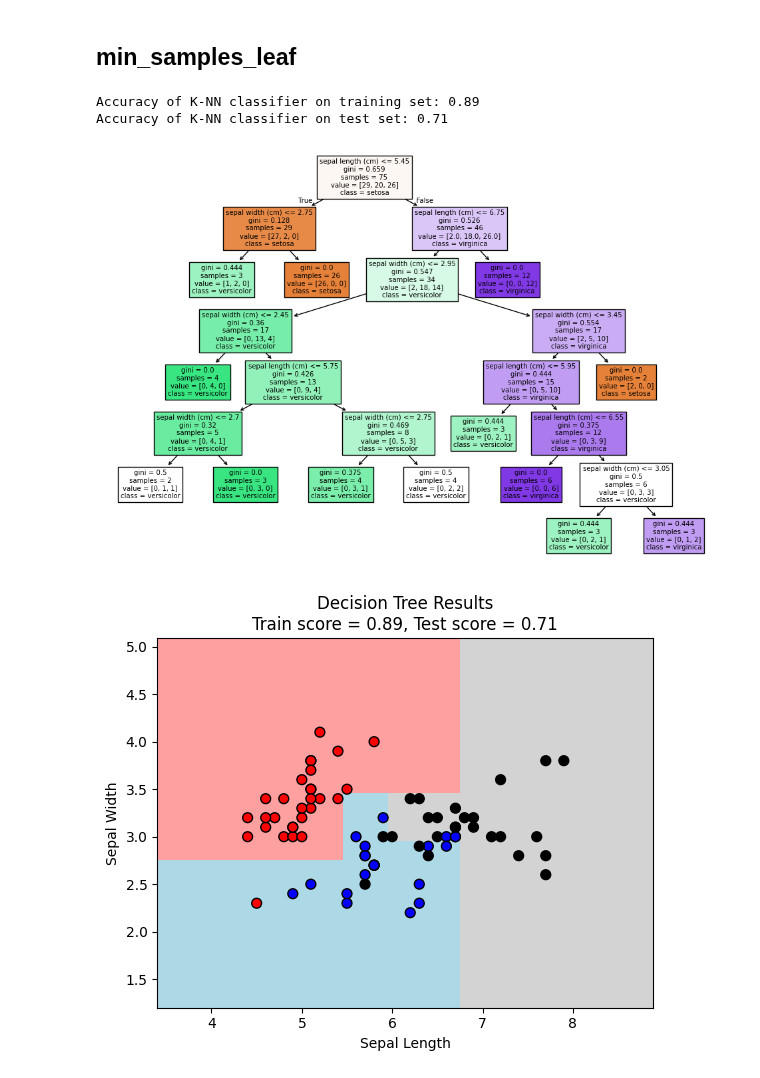
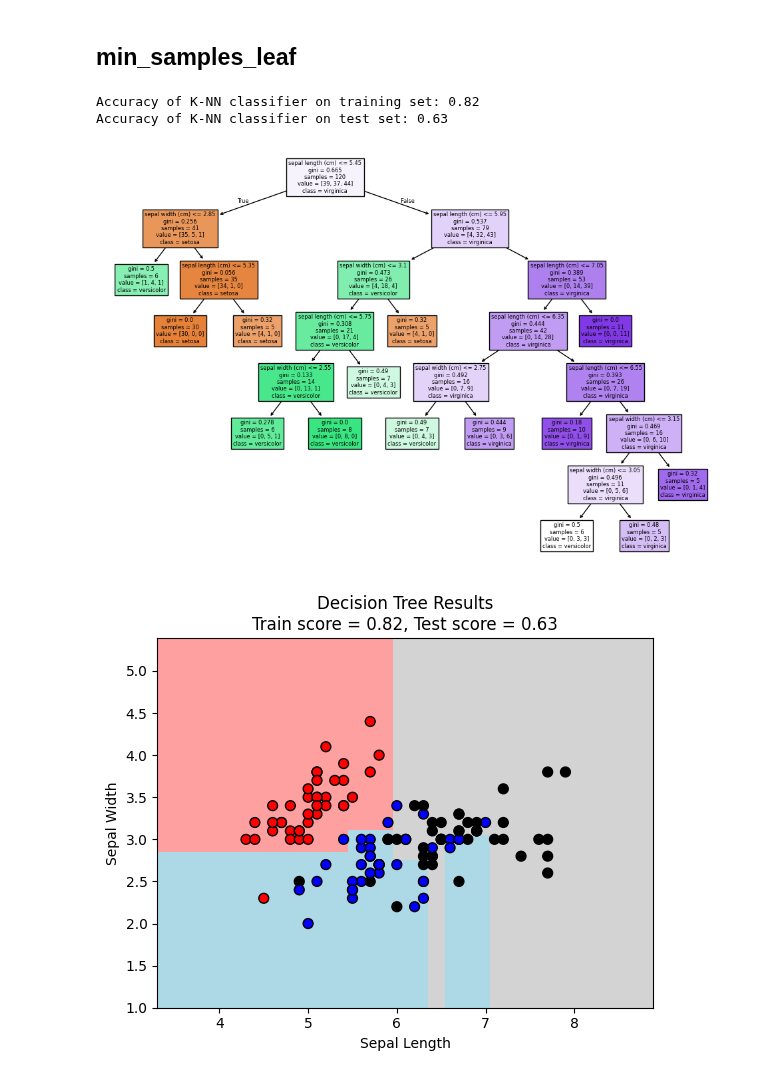
Before and after one commit to jrduncan831/sci_tacc_education_materials, a Jupyter notebook: CosmicAI/Ensemble_Methods/Intro_decision_trees.ipynb, the cells around one changed output. Drawn from its saved outputs; the diff is of its cells as text; code cells hidden in the pictures.

```diff
--- a/CosmicAI/Ensemble_Methods/Intro_decision_trees.ipynb
+++ b/CosmicAI/Ensemble_Methods/Intro_decision_trees.ipynb
@@ -72,9 +62,12 @@ ax.legend();
 # %%
-X_train, X_test, y_train, y_test = train_test_split(X, y, train_size=0.5, random_state = 0)
+# test / train split
+X_train, X_test, y_train, y_test = train_test_split(X, y, train_size=0.8, random_state = 0)
 
+# instantiate and train DT model
 clf = tree.DecisionTreeClassifier()
 clf = clf.fit(X_train,y_train)
 
+# evaluate model on train and test data with accuracy
 print('Accuracy of K-NN classifier on training set: {:.2f}'
      .format(clf.score(X_train, y_train)))
 print('Accuracy of K-NN classifier on test set: {:.2f}'
@@ -102 +101,18 @@ plot_two_class_dt(X_train, y_train, clf, X_test, y_test)
+# %%
+def evaluate_dt(clf):
+    print('Accuracy of K-NN classifier on training set: {:.2f}'
+     .format(clf.score(X_train, y_train)))
+    print('Accuracy of K-NN classifier on test set: {:.2f}'
+         .format(clf.score(X_test, y_test)))
+
+    plt.figure(figsize=(12, 8))
+    feature_names=['sepal length (cm)','sepal width (cm)','petal length (cm)','petal width (cm)']
+    class_names=['setosa', 'versicolor', 'virginica']
+    tree.plot_tree(clf,
+        feature_names=feature_names,
+        class_names=class_names,
+        filled = True)
+    plt.show()
+
+    plot_two_class_dt(X_train, y_train, clf, X_test, y_test)
 # %% [markdown]
@@ -142,26 +144,12 @@ Accuracy of K-NN classifier on test set: 0.65
 # %% [markdown]
 ## min_samples_leaf
 # %%
-clf = tree.DecisionTreeClassifier(min_samples_leaf=2)
+clf = tree.DecisionTreeClassifier(min_samples_leaf=5)
 clf = clf.fit(X_train,y_train)
 
-print('Accuracy of K-NN classifier on training set: {:.2f}'
-     .format(clf.score(X_train, y_train)))
-print('Accuracy of K-NN classifier on test set: {:.2f}'
-     .format(clf.score(X_test, y_test)))
-
-plt.figure(figsize=(12, 8))
-feature_names=['sepal length (cm)','sepal width (cm)','petal length (cm)','petal width (cm)']
-class_names=['setosa', 'versicolor', 'virginica']
-tree.plot_tree(clf,
-    feature_names=feature_names,
-    class_names=class_names,
-    filled = True)
-plt.show()
-
-plot_two_class_dt(X_train, y_train, clf, X_test, y_test)
+evaluate_dt(clf)
 # %% [output]
-Accuracy of K-NN classifier on training set: 0.89
-Accuracy of K-NN classifier on test set: 0.71
+Accuracy of K-NN classifier on training set: 0.82
+Accuracy of K-NN classifier on test set: 0.63
-[figure, old version]
+[figure, new version]
-[figure, old version]
+[figure, new version]
```
Also changed, not shown: parts of 18 cells of this notebook.
